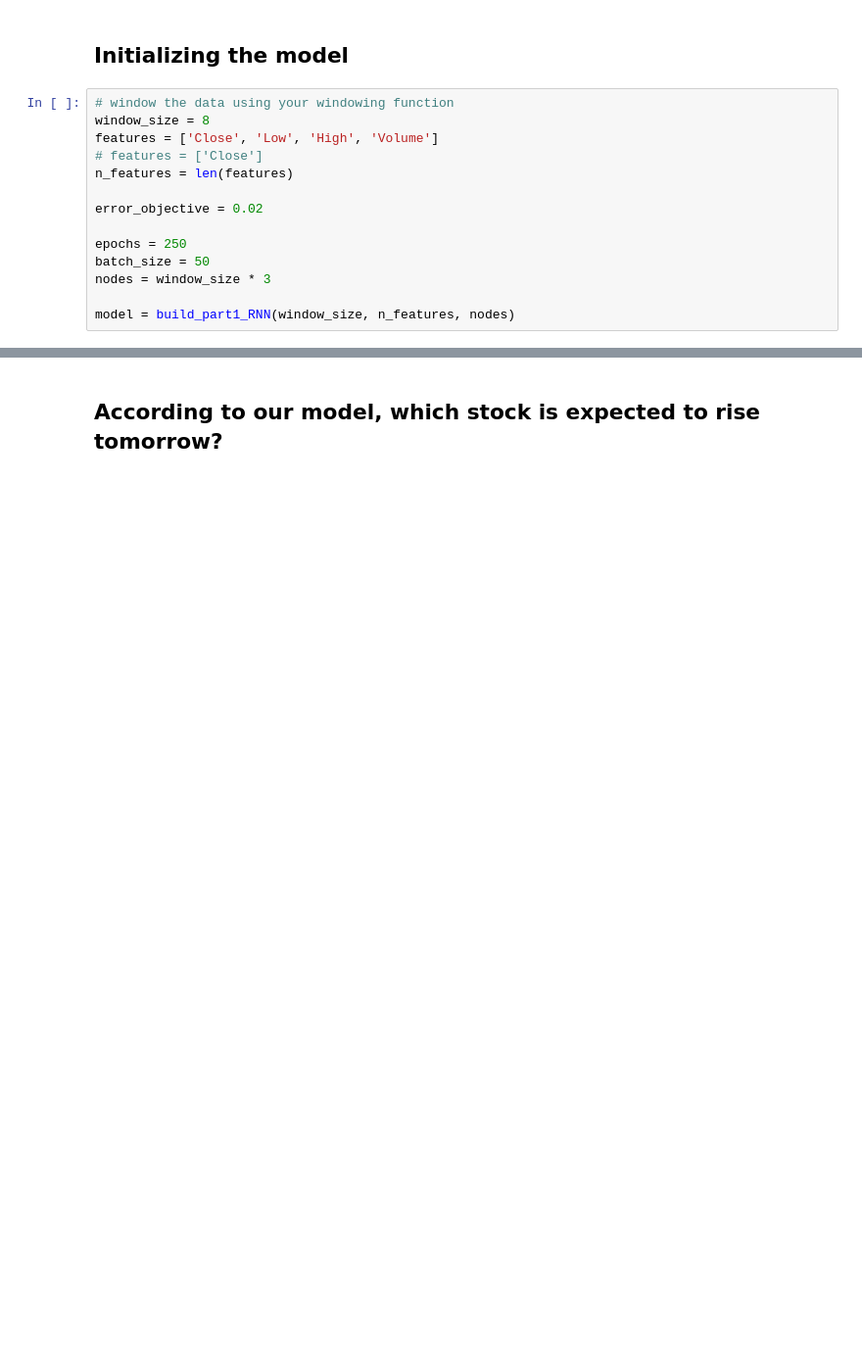
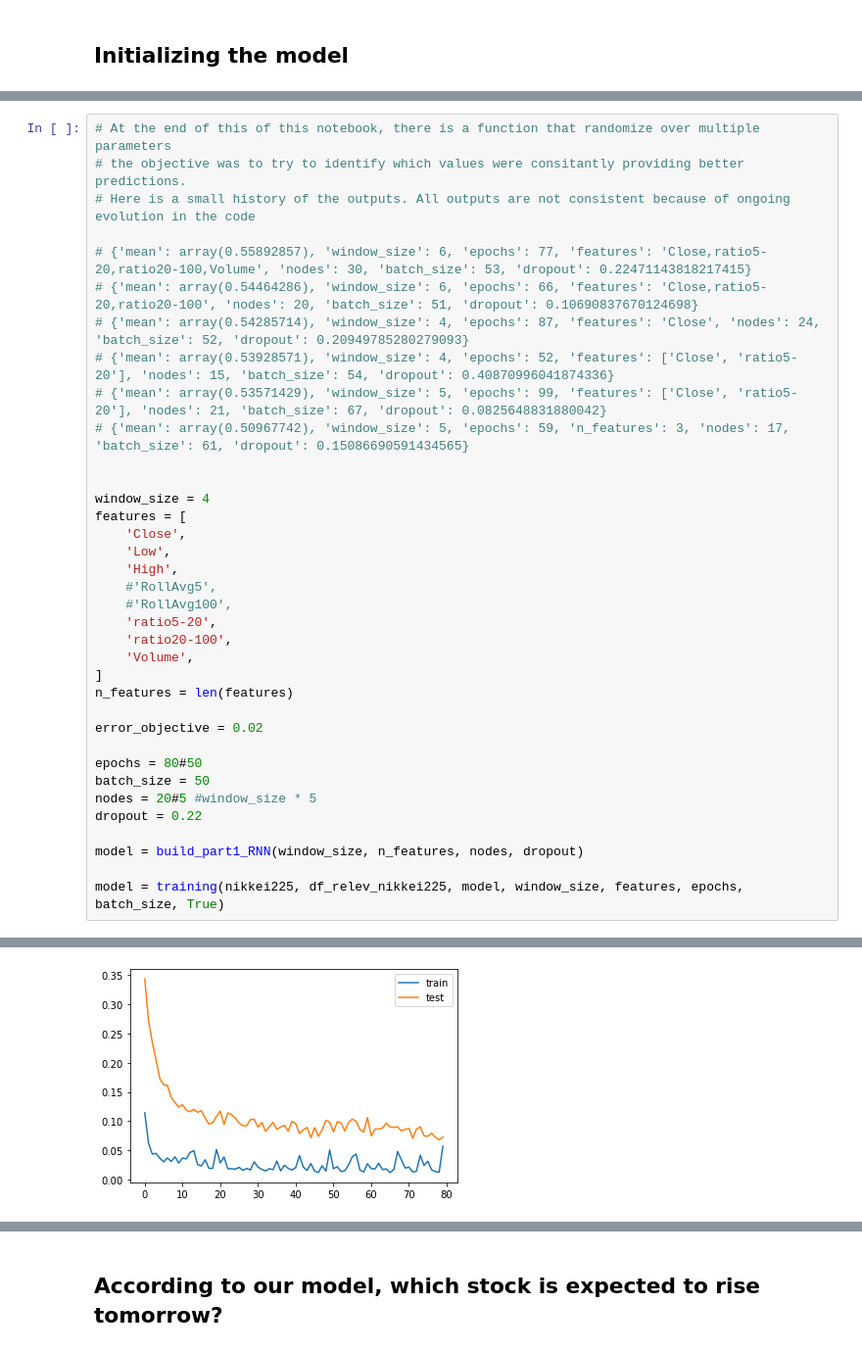
Before and after one commit to cerebraljam/rnn_lstm_nikkei225_predictions, a Jupyter notebook: tse_lstm_predictions.ipynb, the cells around one changed output, grey strips where cells are left out. Shown at 98% size. Cells and saved outputs as stored; diff of their text form; blank space fills up the shorter version.

```diff
--- a/tse_lstm_predictions.ipynb
+++ b/tse_lstm_predictions.ipynb
@@ -280,18 +305,4 @@ if False: #testing function, just to confirm that the values are properly return
         print([{"X": list(X[i][-1]),"y": y[i][0]} for i in range(len(y))])
 # %% [markdown]
 ## Initializing the model
-# %%
-# window the data using your windowing function
-window_size = 8
-features = ['Close', 'Low', 'High', 'Volume']
-# features = ['Close']
-n_features = len(features)
-
-error_objective = 0.02
-
-epochs = 250
-batch_size = 50
-nodes = window_size * 3
-
-model = build_part1_RNN(window_size, n_features, nodes)
 # %%
@@ -383,0 +394,37 @@ plt.show()
+# %%
+# At the end of this of this notebook, there is a function that randomize over multiple parameters
+# the objective was to try to identify which values were consitantly providing better predictions.
+# Here is a small history of the outputs. All outputs are not consistent because of ongoing evolution in the code
+
+# {'mean': array(0.55892857), 'window_size': 6, 'epochs': 77, 'features': 'Close,ratio5-20,ratio20-100,Volume', 'nodes': 30, 'batch_size': 53, 'dropout': 0.22471143818217415}
+# {'mean': array(0.54464286), 'window_size': 6, 'epochs': 66, 'features': 'Close,ratio5-20,ratio20-100', 'nodes': 20, 'batch_size': 51, 'dropout': 0.10690837670124698}
+# {'mean': array(0.54285714), 'window_size': 4, 'epochs': 87, 'features': 'Close', 'nodes': 24, 'batch_size': 52, 'dropout': 0.20949785280279093}
+# {'mean': array(0.53928571), 'window_size': 4, 'epochs': 52, 'features': ['Close', 'ratio5-20'], 'nodes': 15, 'batch_size': 54, 'dropout': 0.40870996041874336}
+# {'mean': array(0.53571429), 'window_size': 5, 'epochs': 99, 'features': ['Close', 'ratio5-20'], 'nodes': 21, 'batch_size': 67, 'dropout': 0.0825648831880042}
+# {'mean': array(0.50967742), 'window_size': 5, 'epochs': 59, 'n_features': 3, 'nodes': 17, 'batch_size': 61, 'dropout': 0.15086690591434565}
+
+
+window_size = 4
+features = [
+    'Close',
+    'Low',
+    'High',
+    #'RollAvg5',
+    #'RollAvg100',
+    'ratio5-20',
+    'ratio20-100',
+    'Volume',
+]
+n_features = len(features)
+
+error_objective = 0.02
+
+epochs = 80#50
+batch_size = 50
+nodes = 20#5 #window_size * 5
+dropout = 0.22
+
+model = build_part1_RNN(window_size, n_features, nodes, dropout)
+
+model = training(nikkei225, df_relev_nikkei225, model, window_size, features, epochs, batch_size, True)
+# %% [output]
@@ -383,0 +440 @@ plt.show()
+[figure, added]
```
Also changed, not shown: parts of 35 cells of this notebook, 5 other files.
